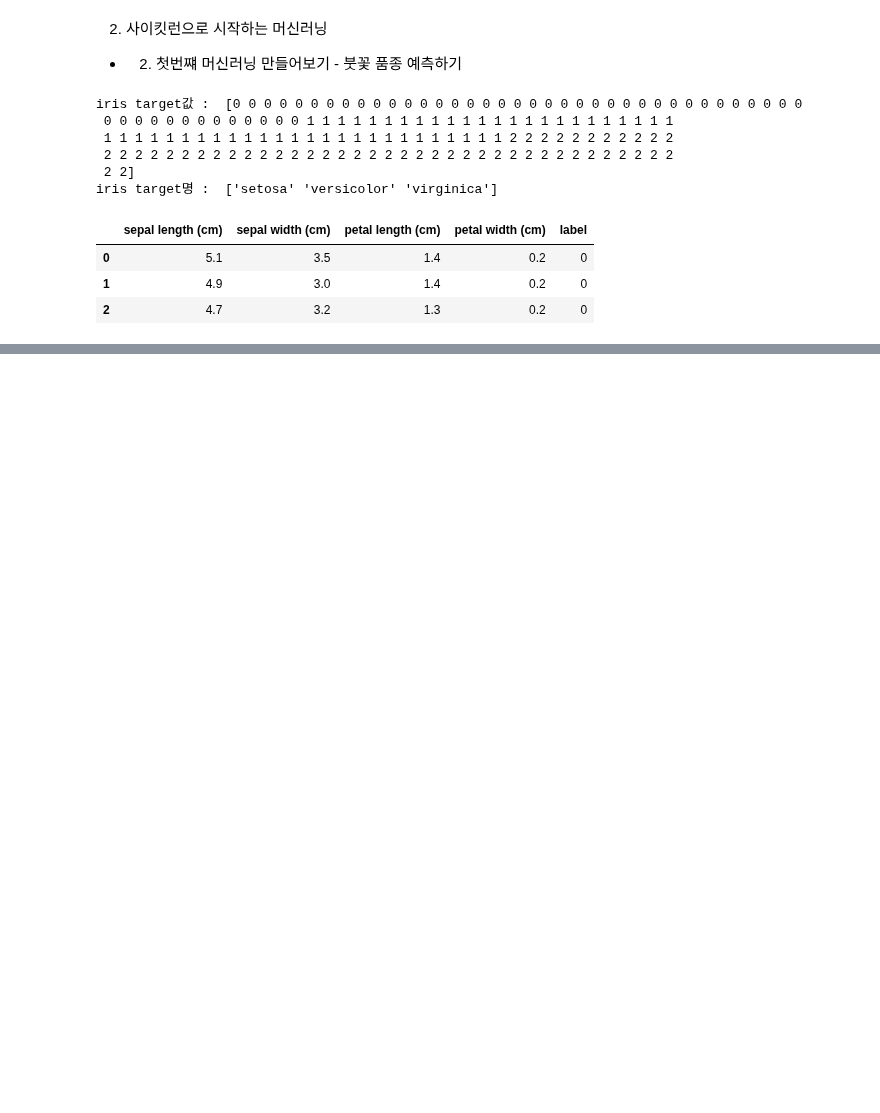
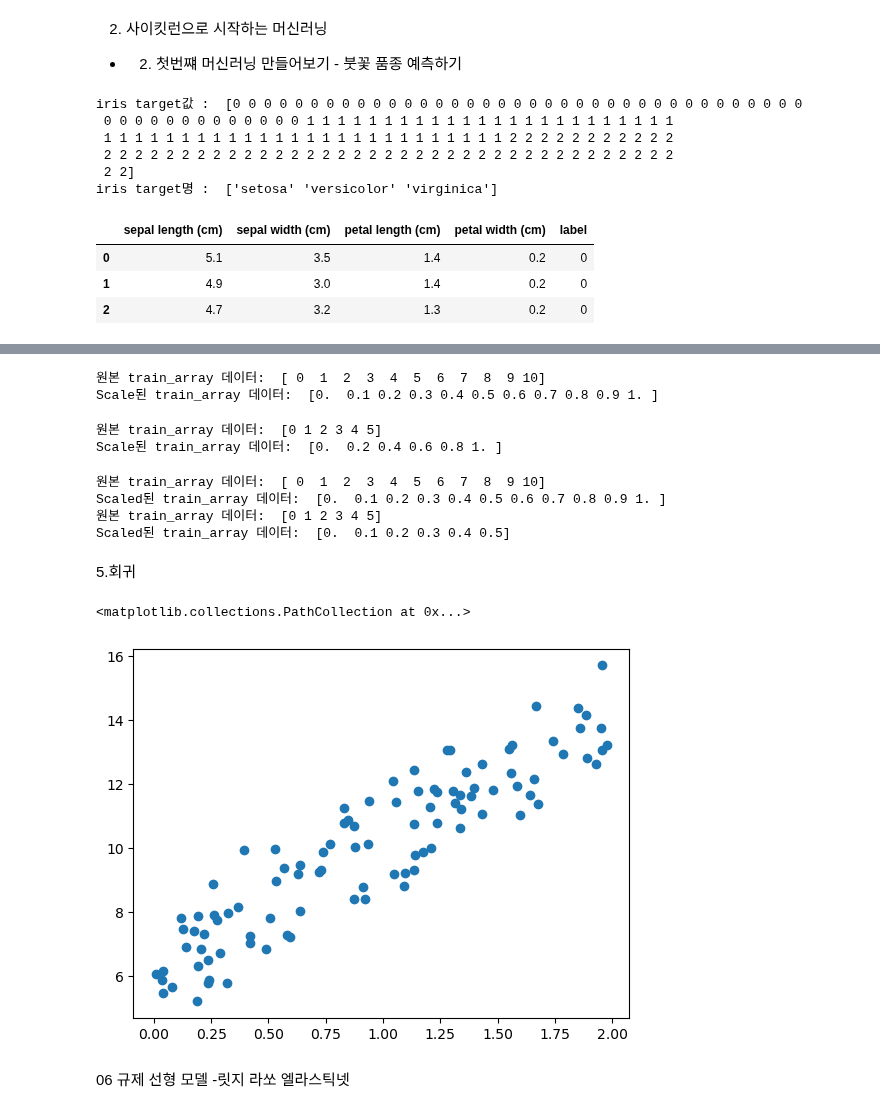
Before and after one commit to angelless00/KDT, a Jupyter notebook: 과제/머신러닝/0830/book_김아란.ipynb, the cells around one changed output, grey strips where cells are left out. Drawn from its saved outputs; the diff is of its cells as text; code cells hidden in the pictures; blank space fills up the shorter version.

```diff
--- a/과제/머신러닝/0830/book_김아란.ipynb
+++ b/과제/머신러닝/0830/book_김아란.ipynb
@@ -49,0 +459,64 @@ print('예측 정확도 : {y_tset}')
+# %%
+# 학습 데이터는 0부터 10까지, 테스트 데이터는 0부터 5까지
+# reshape로 2차원 데이터로 변경
+train_array=np.arange(0,11).reshape(-1,1)
+test_array=np.arange(0,6).reshape(-1,1)
+
+# MinMaxScaler 객체에 별도의 feature_ragne 파라미터값을 지정하지 않으면 0~1값으로 변환
+scaler=MinMaxScaler()
+
+# fit하게되면 0~10으로 설정
+scaler.fit(train_array)
+
+# 1/10 으로 변환
+train_scaled=scaler.transform(train_array)
+
+print('원본 train_array 데이터: ',np.round(train_array.reshape(-1),2))
+print('Scale된 train_array 데이터: ',np.round(train_scaled.reshape(-1),2))
+# %% [output]
+원본 train_array 데이터:  [ 0  1  2  3  4  5  6  7  8  9 10]
+Scale된 train_array 데이터:  [0.  0.1 0.2 0.3 0.4 0.5 0.6 0.7 0.8 0.9 1. ]
+# %%
+# MinMaxScaler 객체에 별도의 feature_ragne 파라미터값을 지정하지 않으면 0~1값으로 변환
+scaler=MinMaxScaler()
+
+# fit하게되면 0~5으로 설정
+scaler.fit(test_array)
+
+# 1/10 으로 변환
+test_scaled=scaler.transform(test_array)
+
+print('원본 train_array 데이터: ',np.round(test_array.reshape(-1),2))
+print('Scale된 train_array 데이터: ',np.round(test_scaled.reshape(-1),2))
+# %% [output]
+원본 train_array 데이터:  [0 1 2 3 4 5]
+Scale된 train_array 데이터:  [0.  0.2 0.4 0.6 0.8 1. ]
+# %%
+scaler=MinMaxScaler()
+scaler.fit(train_array)
+train_scaled=scaler.transform(train_array)
+print('원본 train_array 데이터: ',np.round(train_array.reshape(-1),2))
+print('Scaled된 train_array 데이터: ',np.round(train_scaled.reshape(-1),2))
+
+test_scaled=scaler.transform(test_array)
+print('원본 train_array 데이터: ',np.round(test_array.reshape(-1),2))
+print('Scaled된 train_array 데이터: ',np.round(test_scaled.reshape(-1),2))
+# %% [output]
+원본 train_array 데이터:  [ 0  1  2  3  4  5  6  7  8  9 10]
+Scaled된 train_array 데이터:  [0.  0.1 0.2 0.3 0.4 0.5 0.6 0.7 0.8 0.9 1. ]
+원본 train_array 데이터:  [0 1 2 3 4 5]
+Scaled된 train_array 데이터:  [0.  0.1 0.2 0.3 0.4 0.5]
+# %% [markdown]
+5.회귀
+# %%
+import numpy as np
+import matplotlib.pyplot as plt
+
+np.random.seed(0)
+X=2*np.random.rand(100,1)
+y=6+4*X+np.random.randn(100,1)
+# X,y 데이터 세트 산점도
+plt.scatter(X,y)
+# %% [output]
+<matplotlib.collections.PathCollection at 0x...>
+[figure, added]
@@ -49,0 +587,2 @@ print('예측 정확도 : {y_tset}')
+# %% [markdown]
+06 규제 선형 모델 -릿지 라쏘 엘라스틱넷
```
Also changed, not shown: parts of 43 cells of this notebook, 1 other file.
